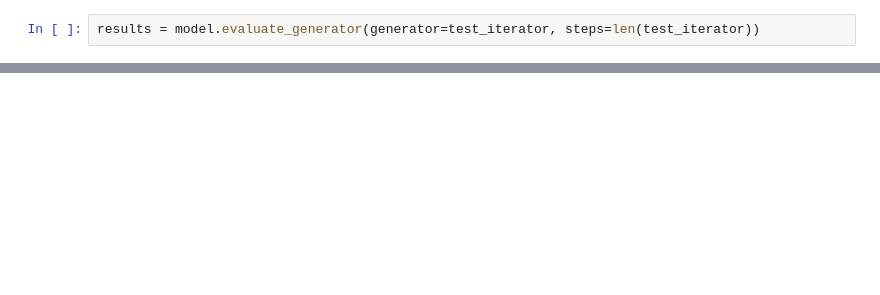
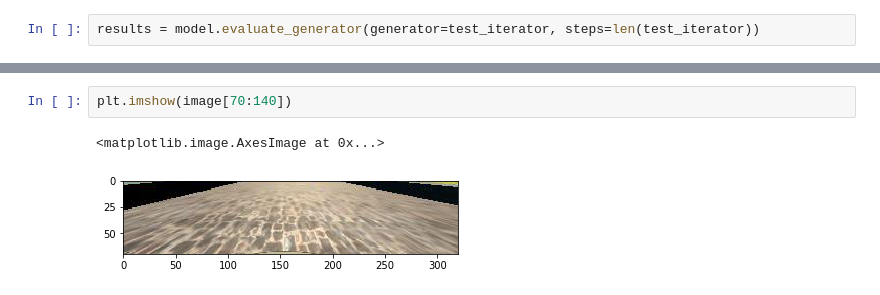
Before and after one commit to suryasumukh/CarND-Behavioral-Cloning-P3, a Jupyter notebook: notebooks/comma-model-Copy1.ipynb, the cells around one changed output, grey strips where cells are left out. Drawn from its saved outputs; the diff is of its cells as text; blank space fills up the shorter version.

```diff
--- a/notebooks/comma-model-Copy1.ipynb
+++ b/notebooks/comma-model-Copy1.ipynb
@@ -133,0 +188,5 @@ results
+# %%
+plt.imshow(image[70:140])
+# %% [output]
+<matplotlib.image.AxesImage at 0x...>
+[figure, added]
```
Also changed, not shown: parts of 16 cells of this notebook, 1 other file.
